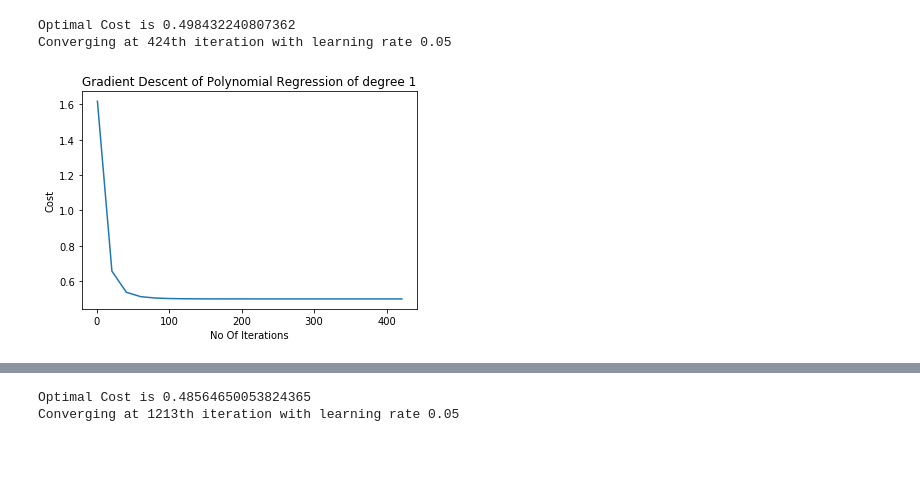
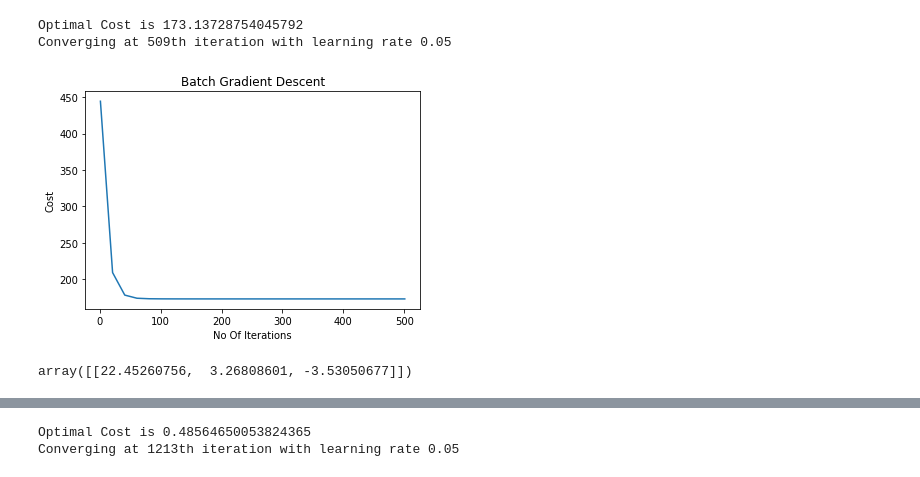
Before and after one commit to CSALS/Foundations-Of-Data-Science, a Jupyter notebook: Polynomial Regression/Polynomial_Regression.ipynb, the cells around one changed output, grey strips where cells are left out. Cells and saved outputs as stored; diff of their text form; code cells hidden in the pictures.

```diff
--- a/Polynomial Regression/Polynomial_Regression.ipynb
+++ b/Polynomial Regression/Polynomial_Regression.ipynb
@@ -14,2 +12,5 @@ valueArray = df.to_numpy()
+# %%
+df = (df - df.mean())/(df.std())
+valueArray = df.to_numpy()
 # %%
 X = valueArray[0:,1:3]
@@ -51,7 +51,7 @@ def addPolynomialFeatures(X, degree):
         X = np.concatenate((X, X[:,1:2]**(i) * X[:,2:3]**(degree - i)), axis=1)
     return X
 # %%
-def gradientDescent(X, Y, X_test, Y_test, alpha, maxIterations, weights, degree):
+def gradientDescent(train_X, train_Y, test_X, test_Y, alpha, maxIterations, weights, degree):
     """
     This function implements all the batch gradient descent with no regularization.
     At each iteration all the weights are updated with gradient calculated
@@ -60,8 +60,8 @@ def gradientDescent(X, Y, X_test, Y_test, alpha, maxIterations, weights, degree)
     # Training
     costs = []
     iters = []
-    trainX = X
-    trainY = Y
+    trainX = train_X
+    trainY = train_Y
     m = trainX.shape[0]
     prevCost, currCost = 0.0, 0.0
     for iteration in range(maxIterations):
@@ -78,22 +78,23 @@ def gradientDescent(X, Y, X_test, Y_test, alpha, maxIterations, weights, degree)
         prevCost = currCost
     print("Optimal Cost is {}".format(currCost))
     print("Converging at {}th iteration with learning rate {}".format(iteration+1,alpha))
-    plt.title("Gradient Descent of Polynomial Regression of degree {}".format(degree))
+    plt.title("Batch Gradient Descent")
     plt.xlabel("No Of Iterations")
     plt.ylabel("Cost")
     plt.plot(iters,costs)
     plt.show()
-    train_RMSE['batch' + str(degree)] = RMSE(Y, X.dot(weights.T))[0]
-    train_R2['batch' + str(degree)] = R2(Y, X.dot(weights.T))[0]
+    train_RMSE['batch'] = RMSE(trainY, trainX.dot(weights.T))[0]
+    train_R2['batch'] = R2(trainY, trainX.dot(weights.T))[0]
     # Testing
-    Y_predicted = X_test.dot(weights.T)
-    test_RMSE['batch' + str(degree)] = RMSE(Y_test, Y_predicted)[0]
-    test_R2['batch' + str(degree)] = R2(Y_test, Y_predicted)[0]
-    #return weights
+    predicted_Y = test_X.dot(weights.T)
+    test_RMSE['batch'] = RMSE(test_Y, predicted_Y)[0]
+    test_R2['batch'] = R2(test_Y, predicted_Y)[0]
+    return weights
 # %%
 # Degree 1
-gradientDescent(train_X, train_Y, test_X, test_Y, 0.05, 2000, np.random.randn(1, train_X.shape[1]), 1)
+gradientDescent(train_X, train_Y, test_X, test_Y, 0.05, 1000, np.random.randn(1, train_X.shape[1]), 1)
 # %% [output]
-Optimal Cost is 0.498432240807362
-Converging at 424th iteration with learning rate 0.05
+Optimal Cost is 173.13728754045792
+Converging at 509th iteration with learning rate 0.05
-[figure, old version]
+[figure, new version]
+array([[22.45260756,  3.26808601, -3.53050677]])
```
Also changed, not shown: parts of 3 cells of this notebook.
